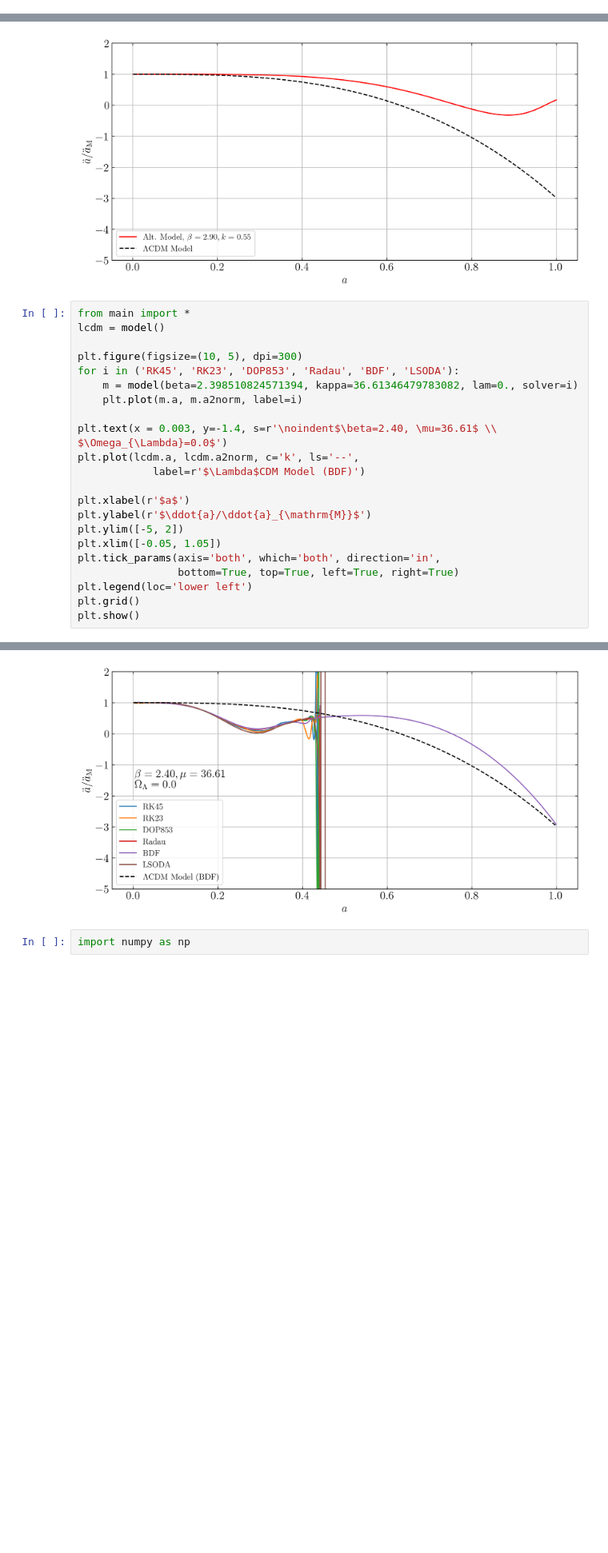
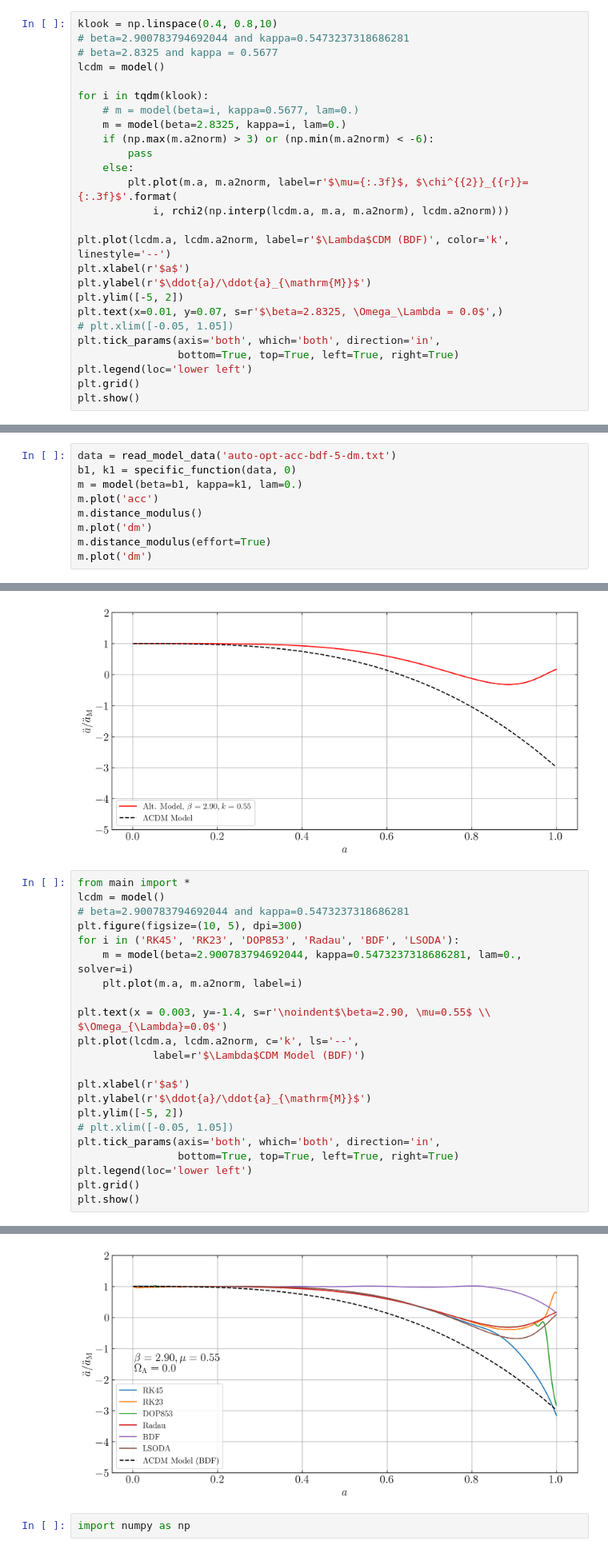
Before and after one commit to bktakacs/thesis_ku, a Jupyter notebook: Untitled-1.ipynb, the cells around one changed output, grey strips where cells are left out. Shown at 80% size. Drawn from its saved outputs; the diff is of its cells as text; blank space fills up the shorter version.

```diff
--- a/Untitled-1.ipynb
+++ b/Untitled-1.ipynb
@@ -239,0 +276,26 @@ from main import *
+# %%
+klook = np.linspace(0.4, 0.8,10)
+# beta=2.900783794692044 and kappa=0.5473237318686281
+# beta=2.8325 and kappa = 0.5677
+lcdm = model()
+
+for i in tqdm(klook):
+    # m = model(beta=i, kappa=0.5677, lam=0.)
+    m = model(beta=2.8325, kappa=i, lam=0.)
+    if (np.max(m.a2norm) > 3) or (np.min(m.a2norm) < -6):
+        pass
+    else:
+        plt.plot(m.a, m.a2norm, label=r'$\mu={:.3f}$, $\chi^{{2}}_{{r}}={:.3f}$'.format(
+            i, rchi2(np.interp(lcdm.a, m.a, m.a2norm), lcdm.a2norm)))
+
+plt.plot(lcdm.a, lcdm.a2norm, label=r'$\Lambda$CDM (BDF)', color='k', linestyle='--')
+plt.xlabel(r'$a$')
+plt.ylabel(r'$\ddot{a}/\ddot{a}_{\mathrm{M}}$')
+plt.ylim([-5, 2])
+plt.text(x=0.01, y=0.07, s=r'$\beta=2.8325, \Omega_\Lambda = 0.0$',)
+# plt.xlim([-0.05, 1.05])
+plt.tick_params(axis='both', which='both', direction='in',
+                bottom=True, top=True, left=True, right=True)
+plt.legend(loc='lower left')
+plt.grid()
+plt.show()
@@ -246,0 +320,9 @@ print(m.chi_acc)
+# %%
+data = read_model_data('auto-opt-acc-bdf-5-dm.txt')
+b1, k1 = specific_function(data, 0)
+m = model(beta=b1, kappa=k1, lam=0.)
+m.plot('acc')
+m.distance_modulus()
+m.plot('dm')
+m.distance_modulus(effort=True)
+m.plot('dm')
@@ -353,20 +439,20 @@ m.plot('acc')
 # %%
 from main import *
 lcdm = model()
-
+# beta=2.900783794692044 and kappa=0.5473237318686281
 plt.figure(figsize=(10, 5), dpi=300)
 for i in ('RK45', 'RK23', 'DOP853', 'Radau', 'BDF', 'LSODA'):
-    m = model(beta=2.398510824571394, kappa=36.61346479783082, lam=0., solver=i)
+    m = model(beta=2.900783794692044, kappa=0.5473237318686281, lam=0., solver=i)
     plt.plot(m.a, m.a2norm, label=i)
 
-plt.text(x = 0.003, y=-1.4, s=r'\noindent$\beta=2.40, \mu=36.61$ \\ $\Omega_{\Lambda}=0.0$')
+plt.text(x = 0.003, y=-1.4, s=r'\noindent$\beta=2.90, \mu=0.55$ \\ $\Omega_{\Lambda}=0.0$')
 plt.plot(lcdm.a, lcdm.a2norm, c='k', ls='--',
             label=r'$\Lambda$CDM Model (BDF)')
 
 plt.xlabel(r'$a$')
 plt.ylabel(r'$\ddot{a}/\ddot{a}_{\mathrm{M}}$')
 plt.ylim([-5, 2])
-plt.xlim([-0.05, 1.05])
+# plt.xlim([-0.05, 1.05])
 plt.tick_params(axis='both', which='both', direction='in',
                 bottom=True, top=True, left=True, right=True)
 plt.legend(loc='lower left')
@@ -393,4 +462,4 @@ plt.show()
-[figure, old version]
+[figure, new version]
 # %%
 import numpy as np
 # %%
```
Also changed, not shown: parts of 10 cells of this notebook, 1 other file.
